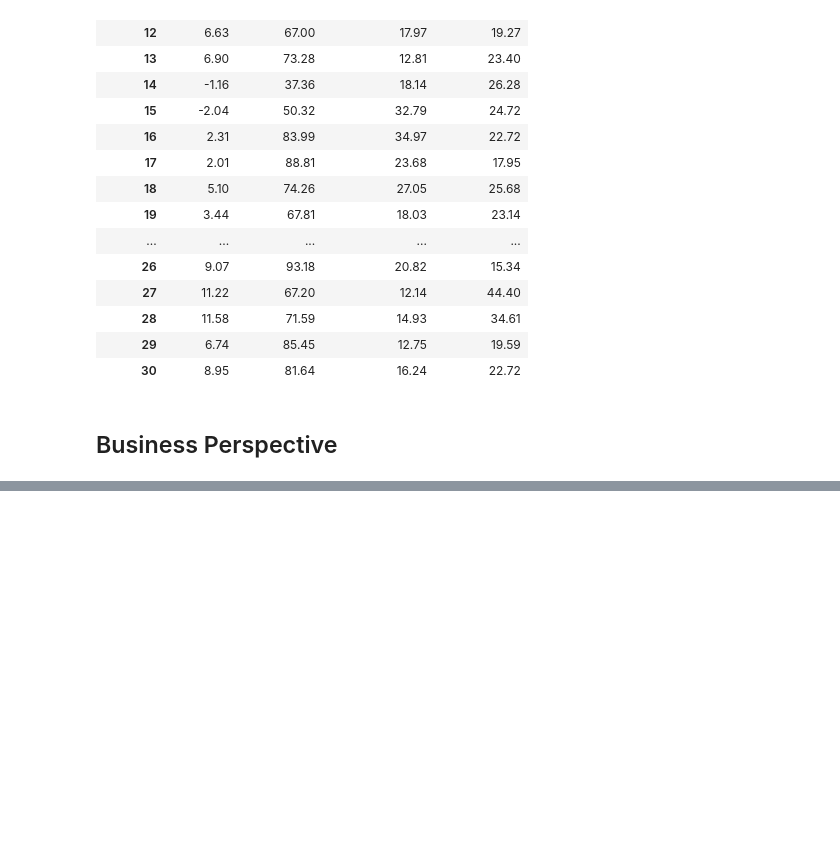
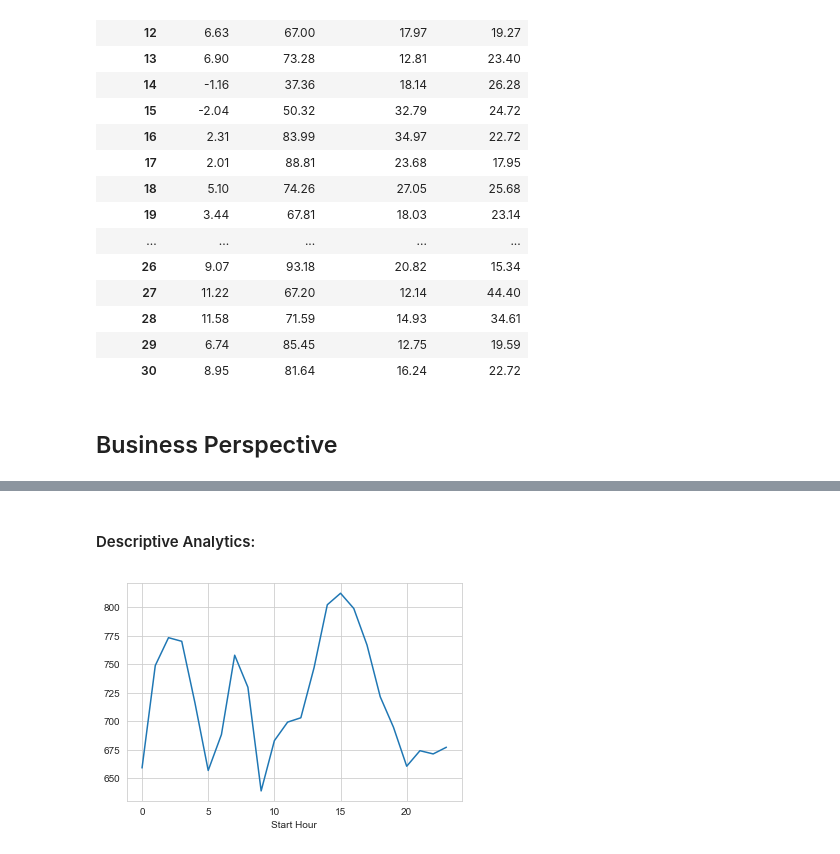
Before and after one commit to bmshahrier/bixi-monteal, a Jupyter notebook: bixi-montreal-eda.ipynb, the cells around one changed output, grey strips where cells are left out. Saved outputs shown, nothing was run; the diff lists cells and outputs as text; code cells hidden in the pictures; blank space fills up the shorter version.

```diff
--- a/bixi-montreal-eda.ipynb
+++ b/bixi-montreal-eda.ipynb
@@ -227,0 +185,9 @@ df_trip_weather.groupby(by = 'Start Day')['Temp (°C)', 'Rel Hum (%)', 'Wind Spd
+# %% [markdown]
+#### Descriptive Analytics:
+# %%
+# What is the BIXI Ride hourly trend?
+
+df_trip_weather.groupby(by = 'Start Hour')['Duration Sec'].mean().plot(kind='line')
+plt.show()
+# %% [output]
+[figure, added]
```
Also changed, not shown: parts of 18 cells of this notebook.
